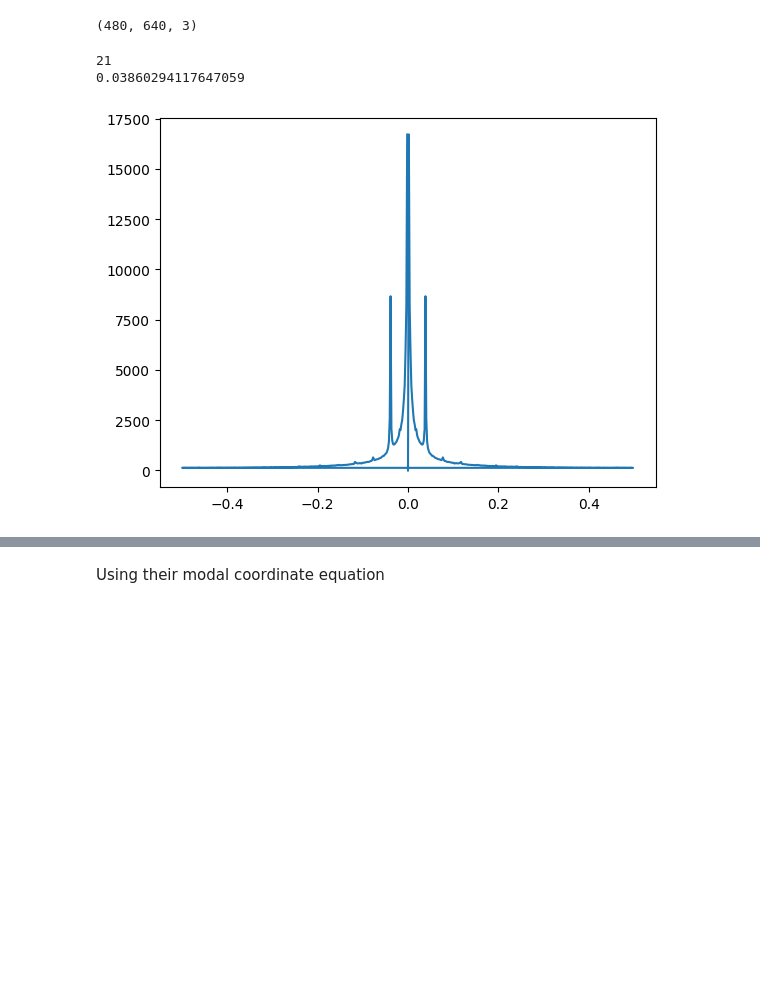
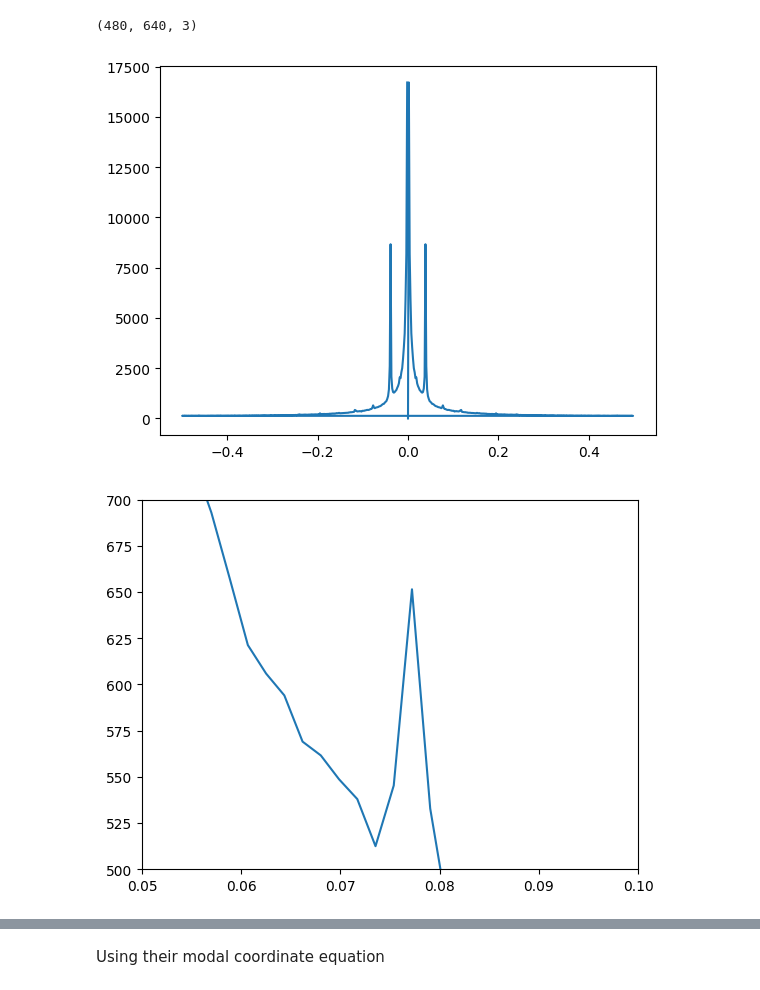
Before and after one commit to akshatsanghvi211103/DIP_Project, a Jupyter notebook: dip_proj.ipynb, the cells around one changed output, grey strips where cells are left out. Drawn from its saved outputs; the diff is of its cells as text; code cells hidden in the pictures; blank space fills up the shorter version.

```diff
--- a/dip_proj.ipynb
+++ b/dip_proj.ipynb
@@ -152,9 +152,6 @@ for i in range(480):
 magnitude_sums /= T
 plt.plot(fft_frequencies, magnitude_sums)
 
-index = np.argsort(magnitude_sums)[-3]
-print(index)
-print(fft_frequencies[index])
 
 new_img[:, :, 2] = cv2.normalize(new_img[:, :, 2], None, 0, 255, cv2.NORM_MINMAX)
 flow_rgb = cv2.cvtColor(new_img, cv2.COLOR_HSV2BGR)
@@ -162,6 +159,12 @@ flow_rgb = cv2.cvtColor(new_img, cv2.COLOR_HSV2BGR)
 # plt.imshow(flow_rgb)
 plt.show()
 # %% [output]
-21
-0.03860294117647059
 [figure]
+# %%
+# zoomed in plot for the next best frequency, just for trying
+plt.plot(fft_frequencies, magnitude_sums)
+plt.ylim(500, 700)
+plt.xlim(0.05, 0.1)
+plt.show()
+# %% [output]
+[figure, added]
```
Also changed, not shown: parts of 4 cells of this notebook.
